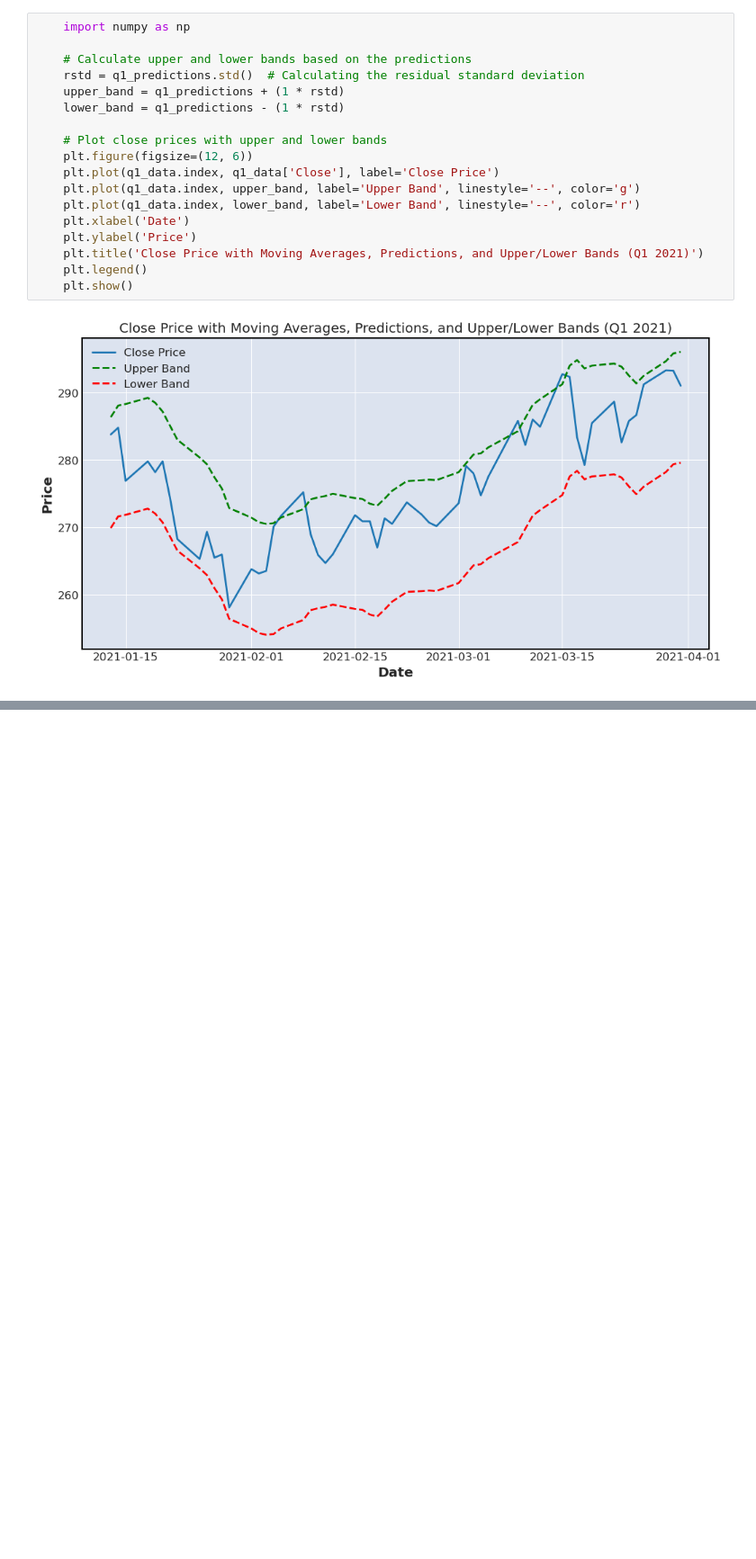
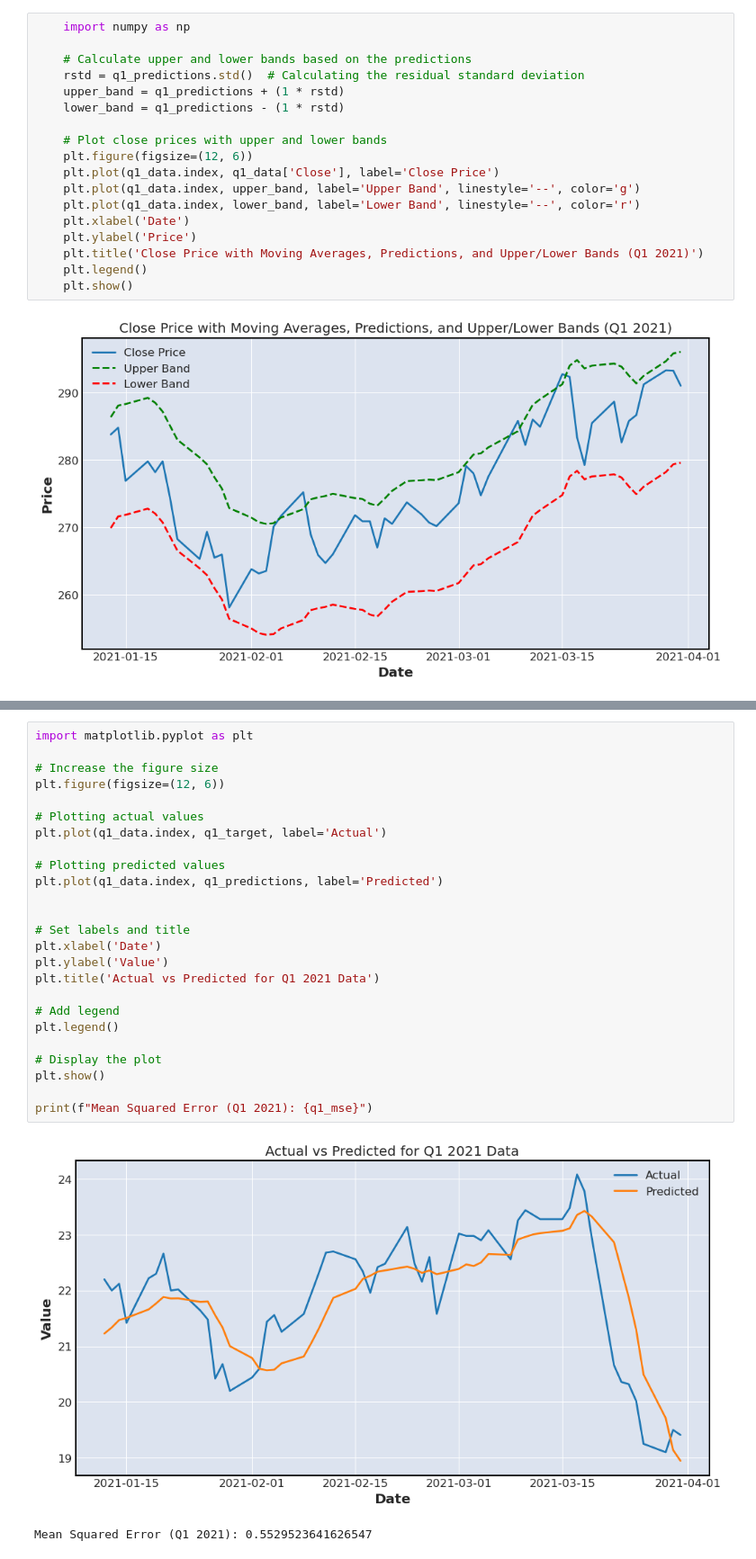
Before and after one commit to saadAwd/Kaggle, a Jupyter notebook: notebookb8108ecaba.ipynb, the cells around one changed output, grey strips where cells are left out. Shown at 90% size. Drawn from its saved outputs; the diff is of its cells as text; blank space fills up the shorter version.

```diff
--- a/notebookb8108ecaba.ipynb
+++ b/notebookb8108ecaba.ipynb
@@ -403,0 +586,28 @@ fig.show(renderer='iframe')
+# %%
+import matplotlib.pyplot as plt
+
+# Increase the figure size
+plt.figure(figsize=(12, 6))
+
+# Plotting actual values
+plt.plot(q1_data.index, q1_target, label='Actual')
+
+# Plotting predicted values
+plt.plot(q1_data.index, q1_predictions, label='Predicted')
+
+
+# Set labels and title
+plt.xlabel('Date')
+plt.ylabel('Value')
+plt.title('Actual vs Predicted for Q1 2021 Data')
+
+# Add legend
+plt.legend()
+
+# Display the plot
+plt.show()
+
+print(f"Mean Squared Error (Q1 2021): {q1_mse}")
+# %% [output]
+[figure, added]
+Mean Squared Error (Q1 2021): 0.5529523641626547
```
Also changed, not shown: parts of 23 cells of this notebook.
